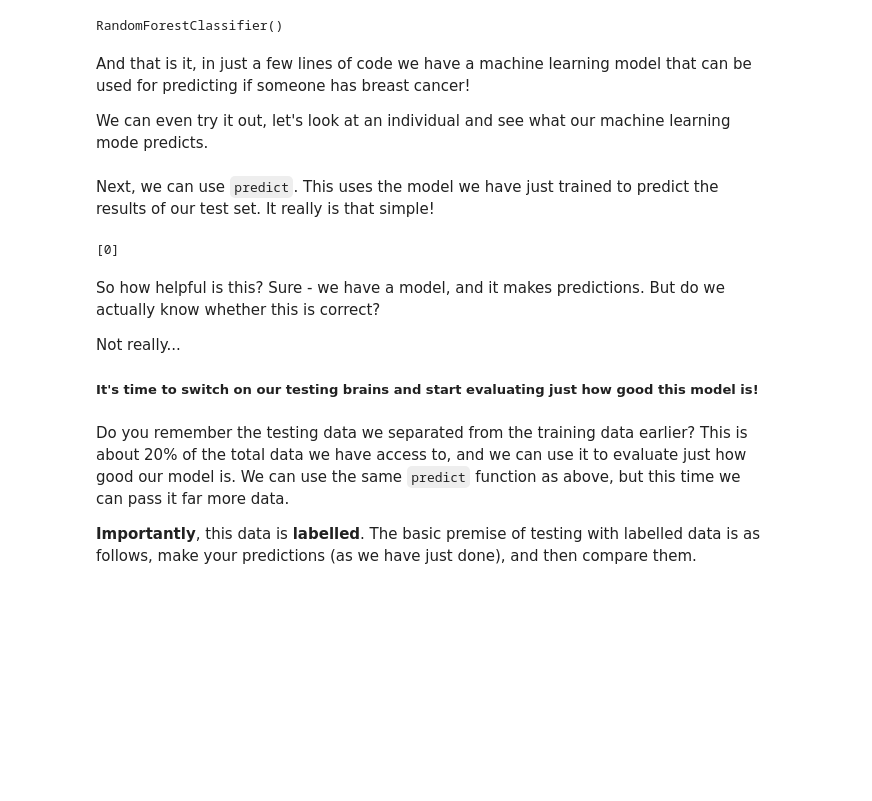
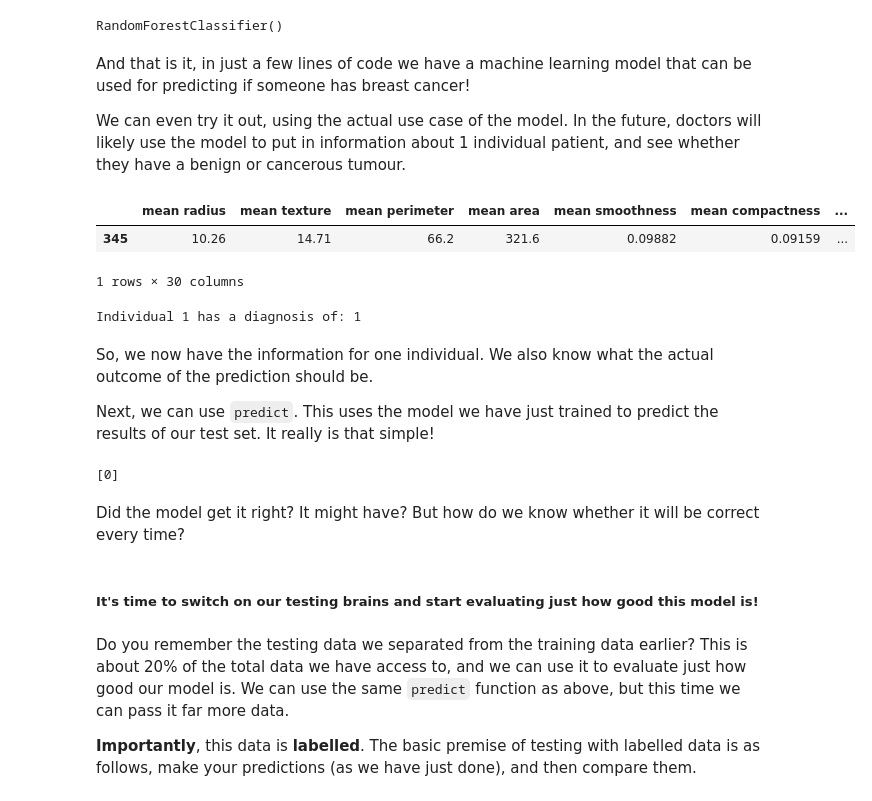
Before and after one commit to benWallace57/Instant_Training, a Jupyter notebook: training.ipynb, the cells around one changed output. Saved outputs shown, nothing was run; the diff lists cells and outputs as text; code cells hidden in the pictures; blank space fills up the shorter version.

```diff
--- a/training.ipynb
+++ b/training.ipynb
@@ -240,4 +242,4 @@ RandomForestClassifier()
 # %% [markdown]
 And that is it, in just a few lines of code we have a machine learning model that can be used for predicting if someone has breast cancer!
 
-We can even try it out, let's look at an individual and see what our machine learning mode predicts.
+We can even try it out, using the actual use case of the model. In the future, doctors will likely use the model to put in information about 1 individual patient, and see whether they have a benign or cancerous tumour.
@@ -258,3 +246,20 @@ individual_1 = pd.DataFrame(
+# %%
+# Create a Dataframe containing the information of one individual.
+
+individual_1_data = breast_cancer_inputs_testing.sample(n=1)
+display(individual_1_data)
+
+individual_1_diagnosis = breast_cancer_outputs_testing[(individual_1_data.index)[0]]
+
+print("Individual 1 has a diagnosis of:",individual_1_diagnosis)
+# A 0 is benign, a 1 is a cancerous.
+# %% [output]
+|  | mean radius | mean texture | mean perimeter | mean area | mean smoothness | mean compactness | ... |
+| 345 | 10.26 | 14.71 | 66.2 | 321.6 | 0.09882 | 0.09159 | ... |
+1 rows × 30 columns
+Individual 1 has a diagnosis of: 1
 # %% [markdown]
+So, we now have the information for one individual. We also know what the actual outcome of the prediction should be.
+
 Next, we can use `predict`. This uses the model we have just trained to predict the results of our test set. It really is that simple!
 # %%
@@ -263,10 +268,10 @@ print(prediction)
 # A 0 is a benign prediction, and a 1 is a cancerous prediction
 # %% [output]
 [0]
+# %% [markdown]
+Did the model get it right? It might have? But how do we know whether it will be correct every time?
 # %% [markdown]
-So how helpful is this? Sure - we have a model, and it makes predictions. But do we actually know whether this is correct?
 
-Not really...
 
 ##### It's time to switch on our testing brains and start evaluating just how good this model is!
 # %% [markdown]
```
Also changed, not shown: parts of 18 cells of this notebook.
